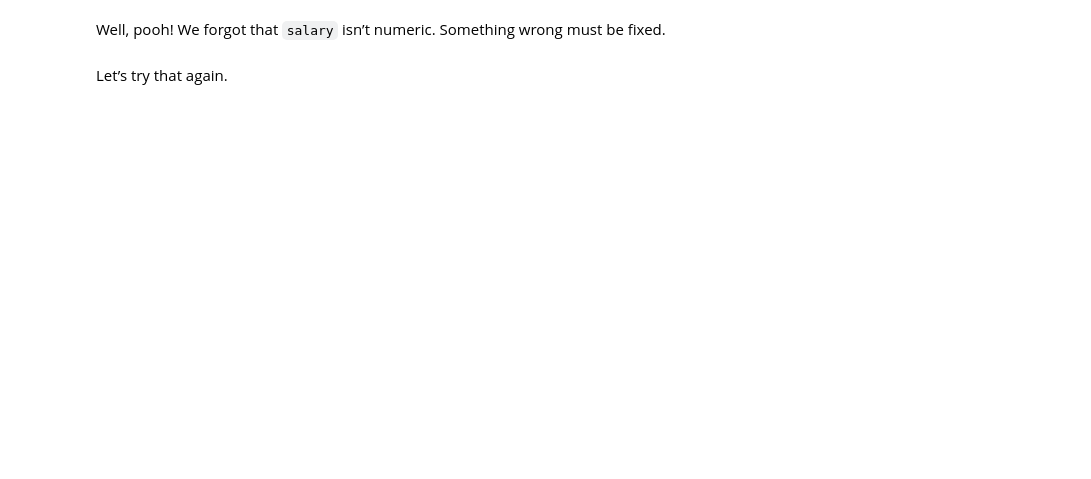
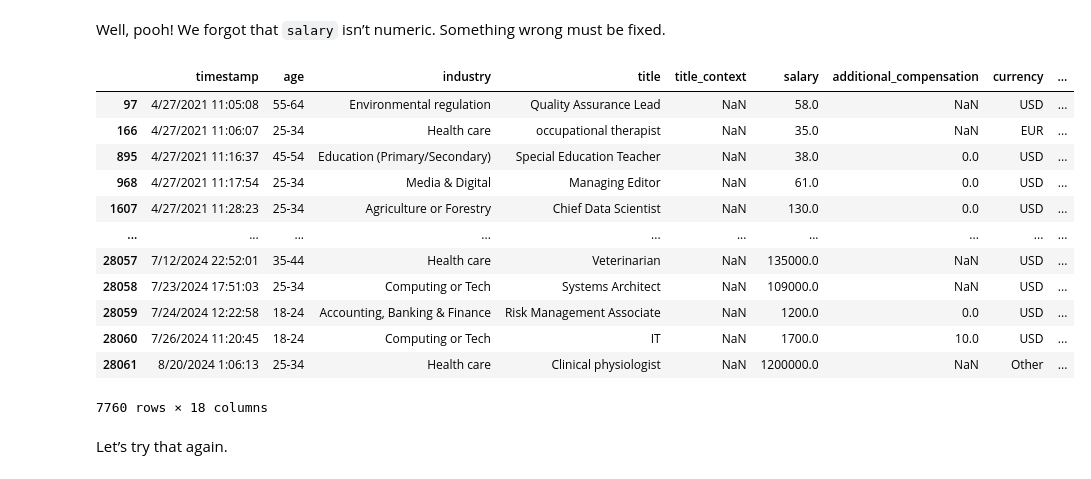
Before and after one commit to AndrewLamCS/my-fork-2024-DS-Fri-1230, a Jupyter notebook: Week-02-DS-Overview-and-Data/Exercise-AL.ipynb, the cells around one changed output. Saved outputs shown, nothing was run; the diff lists cells and outputs as text; code cells hidden in the pictures; blank space fills up the shorter version.

Commit message:
Updating Week2 Exercise-AL.ipynb

```diff
--- a/Week-02-DS-Overview-and-Data/Exercise-AL.ipynb
+++ b/Week-02-DS-Overview-and-Data/Exercise-AL.ipynb
@@ -505,0 +505,26 @@ It’s looking good so far. Let’s find out the minimum, mean, and maximum (in
+# %%
+# Find the minimum, mean, and maximum salary in USD by U.S. state.
+
+# Load the dataset
+df_salary_state = pd.read_csv('/Users/alam/Desktop/CTP/DataScienceCTP/my-fork-2024-DS-Fri-1230/Week-02-DS-Overview-and-Data/data/manager_salary_2021.tsv', sep='\t')
+
+# Define the string columns
+string_cols = ['timestamp', 'age', 'industry', 'title', 'title_context', 'salary', 'additional_compensation', 'currency', 'other_currency', 'salary_context', 'country', 'state', 'city', 'total_yoe', 'field_yoe', 'highest_education_completed', 'gender', 'race']
+
+# Assign the correct column names
+df_salary_state.columns = string_cols
+
+# Convert salary to numeric (in case it's not)
+df_salary_state['salary'] = pd.to_numeric(df_salary_state['salary'], errors='coerce')
+
+# Filter rows where the currency is USD and the country is the United States
+df_salary_us = df_salary_state[(df_salary_state['currency'] == 'USD') & (df_salary_state['country'].str.contains('US', case=False))]
+
+# Group by state and calculate min, mean, and max salary
+salary_stats_by_state = df_salary_us.groupby('state')['salary'].agg(['min', 'mean', 'max'])
+
+# Drop rows with NaN in any of the min, mean, or max columns
+salary_stats_by_state = salary_stats_by_state.dropna()
+
+# Display the salary statistics by state
+print(salary_stats_by_state)
@@ -510,3 +549,27 @@ Well, pooh! We forgot that `salary` isn’t numeric. Something wrong must be fix
+# %%
+# Fix it.
+
+df_salary_state['salary'] = pd.to_numeric(df_salary_state['salary'], errors='coerce')
+
+df_salary_state.dropna(subset=['salary'], inplace=True)
+
+df_salary_state['salary'] = df_salary_state['salary'].astype(float)
+
+df_salary_state
+# %% [output]
+|  | timestamp | age | industry | title | title_context | salary | additional_compensation | currency | ... |
+| 97 | 4/27/2021 11:05:08 | 55-64 | Environmental regulation | Quality Assurance Lead | NaN | 58.0 | NaN | USD | ... |
+| 166 | 4/27/2021 11:06:07 | 25-34 | Health care | occupational therapist | NaN | 35.0 | NaN | EUR | ... |
+| 895 | 4/27/2021 11:16:37 | 45-54 | Education (Primary/Secondary) | Special Education Teacher | NaN | 38.0 | 0.0 | USD | ... |
+| 968 | 4/27/2021 11:17:54 | 25-34 | Media & Digital | Managing Editor | NaN | 61.0 | 0.0 | USD | ... |
+| 1607 | 4/27/2021 11:28:23 | 25-34 | Agriculture or Forestry | Chief Data Scientist | NaN | 130.0 | 0.0 | USD | ... |
+| ... | ... | ... | ... | ... | ... | ... | ... | ... | ... |
+| 28057 | 7/12/2024 22:52:01 | 35-44 | Health care | Veterinarian | NaN | 135000.0 | NaN | USD | ... |
+| 28058 | 7/23/2024 17:51:03 | 25-34 | Computing or Tech | Systems Architect | NaN | 109000.0 | NaN | USD | ... |
+| 28059 | 7/24/2024 12:22:58 | 18-24 | Accounting, Banking & Finance | Risk Management Associate | NaN | 1200.0 | 0.0 | USD | ... |
+| 28060 | 7/26/2024 11:20:45 | 18-24 | Computing or Tech | IT | NaN | 1700.0 | 10.0 | USD | ... |
+| 28061 | 8/20/2024 1:06:13 | 25-34 | Health care | Clinical physiologist | NaN | 1200000.0 | NaN | Other | ... |
+7760 rows × 18 columns
 # %% [markdown]
 Let’s try that again.
 # %%
```
Also changed, not shown: parts of 11 cells of this notebook.
